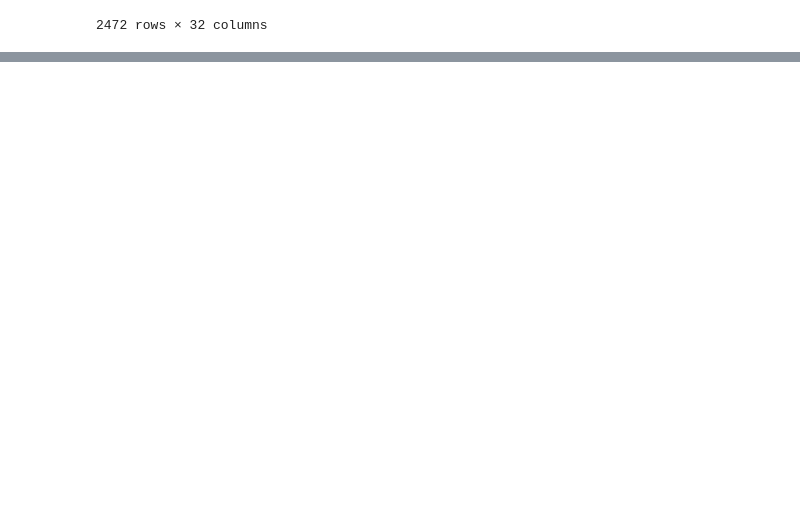
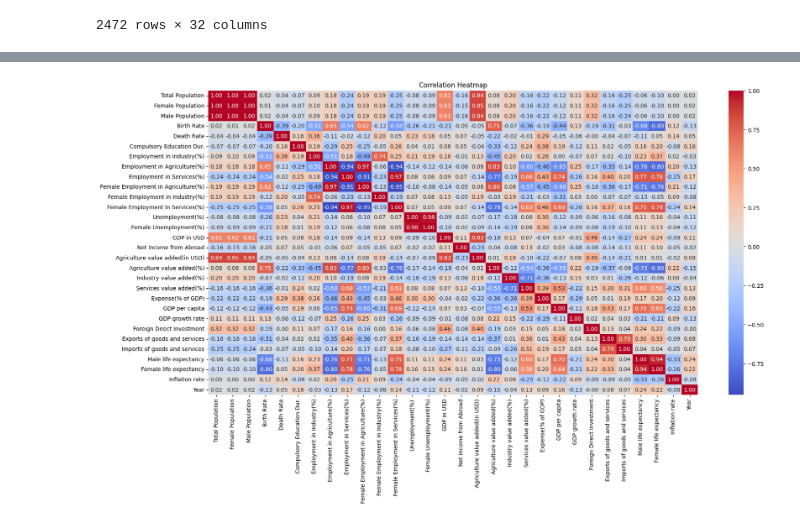
Before and after one commit to truongthuankiet1990gmailcom/Data-Visualization-HW2, a Jupyter notebook: 22127224_22127254.ipynb, the cells around one changed output, grey strips where cells are left out. Saved outputs shown, nothing was run; the diff lists cells and outputs as text; code cells hidden in the pictures; blank space fills up the shorter version.

```diff
--- a/22127224_22127254.ipynb
+++ b/22127224_22127254.ipynb
@@ -359,0 +458,3 @@ dict(num_col_info_df.iloc[0])
+# %%
+cleaned_df = raw_df.copy()
+cleaned_df.drop(columns=['National Income per Capita'], inplace=True)
@@ -359,0 +478,3 @@ dict(num_col_info_df.iloc[0])
+# %%
+numerical_cols = cleaned_df.select_dtypes(include=[np.number])
+numerical_cols
@@ -359,0 +495,7 @@ dict(num_col_info_df.iloc[0])
+# %%
+plt.figure(figsize=(20, 10))
+sns.heatmap(numerical_cols.corr(), annot=True, cmap='coolwarm', fmt='.2f')
+plt.title('Correlation Heatmap')
+plt.show()
+# %% [output]
+[figure, added]
```
Also changed, not shown: parts of 31 cells of this notebook, 2 other files.
